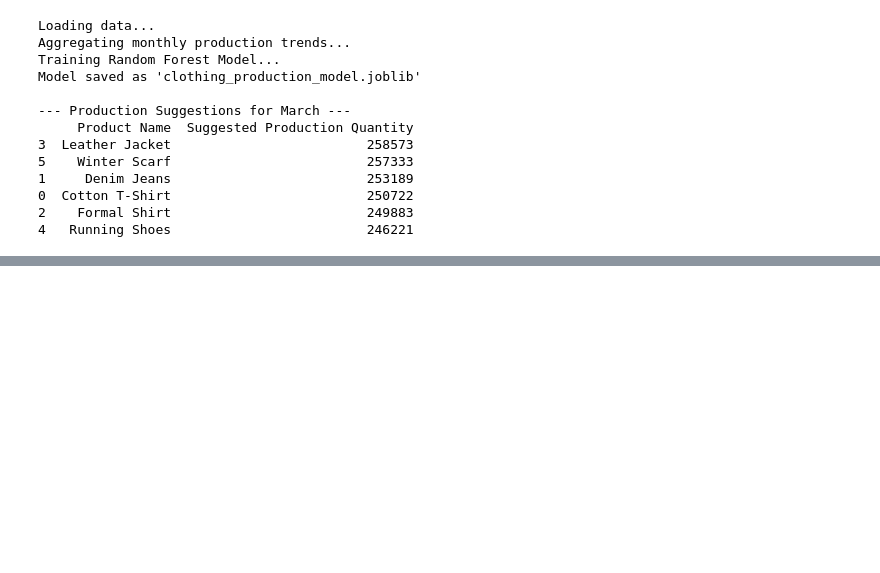
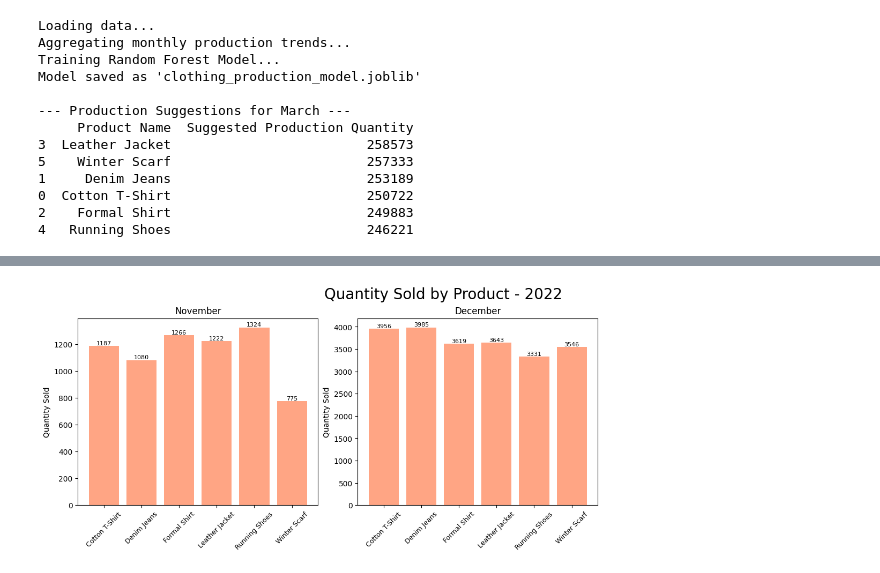
Before and after one commit to Naman1995jain/Product-quantity-suggestion, a Jupyter notebook: model.ipynb, the cells around one changed output, grey strips where cells are left out. Saved outputs shown, nothing was run; the diff lists cells and outputs as text; code cells hidden in the pictures; blank space fills up the shorter version.

```diff
--- a/model.ipynb
+++ b/model.ipynb
@@ -434,0 +682,99 @@ Model saved as 'clothing_production_model.joblib'
+# %%
+import pandas as pd
+import matplotlib.pyplot as plt
+import math
+import os
+
+# 1. Setup: Create a folder to save images
+output_folder = 'quantity_sold_plots'
+if not os.path.exists(output_folder):
+    os.makedirs(output_folder)
+    print(f"Created folder: {output_folder}")
+else:
+    print(f"Folder already exists: {output_folder}")
+
+# 2. Load the dataset
+try:
+    df = pd.read_csv('data.csv')
+    print("Data loaded successfully.")
+except Exception as e:
+    print(f"Error loading data: {e}")
+    exit()
+
+# 3. Data Processing
+df['Date'] = pd.to_datetime(df['Date'], dayfirst=True)
+df['Year'] = df['Date'].dt.year
+df['Month_Num'] = df['Date'].dt.month
+df['Month_Name'] = df['Date'].dt.month_name()
+
+# Aggregate: Sum of Quantity Sold by Year, Month, Product
+grouped = df.groupby(['Year', 'Month_Num', 'Month_Name', 'Product Name'])['Quantity Sold'].sum().reset_index()
+
+# 4. Generate Plots for Each Year
+unique_years = sorted(grouped['Year'].unique())
+
+for year in unique_years:
+    print(f"\nProcessing Year: {year}...")
+
+    # Filter data for the current year
+    year_data = grouped[grouped['Year'] == year]
+
+    # --- TERMINAL OUTPUT: Print data summary ---
+    print(f"Data for {year} (First 10 rows):")
+    print(year_data[['Month_Name', 'Product Name', 'Quantity Sold']].head(10).to_string(index=False))
+    print("..." * 10)
+
+    # Get unique months present in this year
+    months_in_year = year_data[['Month_Num', 'Month_Name']].drop_duplicates().sort_values('Month_Num')
+    num_months = len(months_in_year)
+
+    if num_months == 0:
+        continue
+
+    # Calculate grid size (e.g., 3 columns wide)
+    cols = 3
+    rows = math.ceil(num_months / cols)
+
+    # Create the figure
+    fig, axes = plt.subplots(rows, cols, figsize=(15, 5 * rows), constrained_layout=True)
+    fig.suptitle(f'Quantity Sold by Product - {year}', fontsize=20)
+
+    # Flatten axes array for easy looping
+    axes_flat = axes.flatten() if num_months > 1 else [axes]
+
+    # Iterate through each month and create a subplot
+    for i, (_, row) in enumerate(months_in_year.iterrows()):
+        month_num = row['Month_Num']
+        month_name = row['Month_Name']
+
+        # Get data for this specific month
+        month_data = year_data[year_data['Month_Num'] == month_num]
+
+        ax = axes_flat[i]
+        # Use a different color for Sales to distinguish from Production
+        bars = ax.bar(month_data['Product Name'], month_data['Quantity Sold'], color='coral', alpha=0.7)
+
+        ax.set_title(f'{month_name}')
+        ax.set_ylabel('Quantity Sold')
+        ax.tick_params(axis='x', rotation=45, labelsize=9)
+
+        # Add numbers on top of bars
+        for bar in bars:
+            height = bar.get_height()
+            ax.text(bar.get_x() + bar.get_width()/2., height,
+                    f'{int(height)}',
+                    ha='center', va='bottom', fontsize=8)
+
+    # Hide any empty subplots
+    for j in range(i + 1, len(axes_flat)):
+        axes_flat[j].axis('off')
+
+    # Save the file
+    filename = f'{output_folder}/monthly_sales_quantity_{year}.png'
+    plt.savefig(filename)
+    print(f"Saved plot: {filename}")
+
+    # Show plot
+    # plt.show() # In this environment, plt.show() isn't needed as we display the image files directly.
+    # But for the user's code block, I will include it.
+# %% [output]
@@ -434,0 +798 @@ Model saved as 'clothing_production_model.joblib'
+[figure, added]
```
Also changed, not shown: parts of 5 cells of this notebook, 3 other files.
